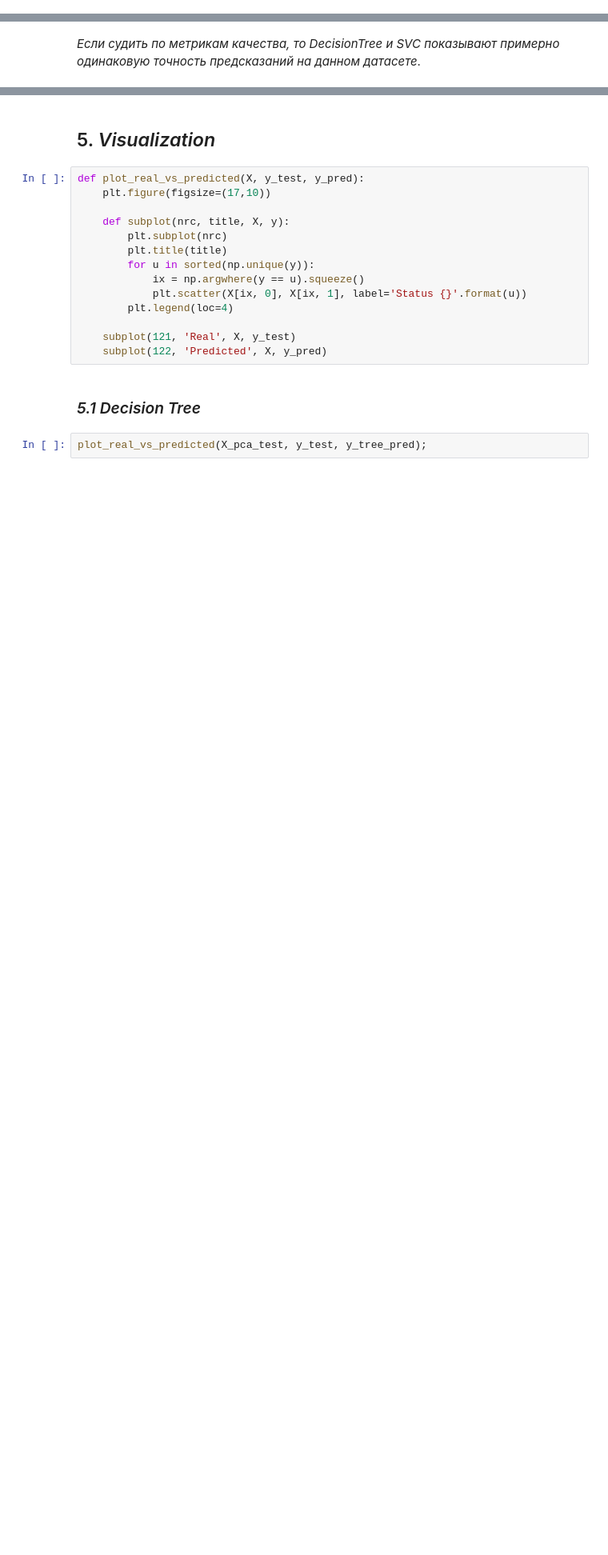
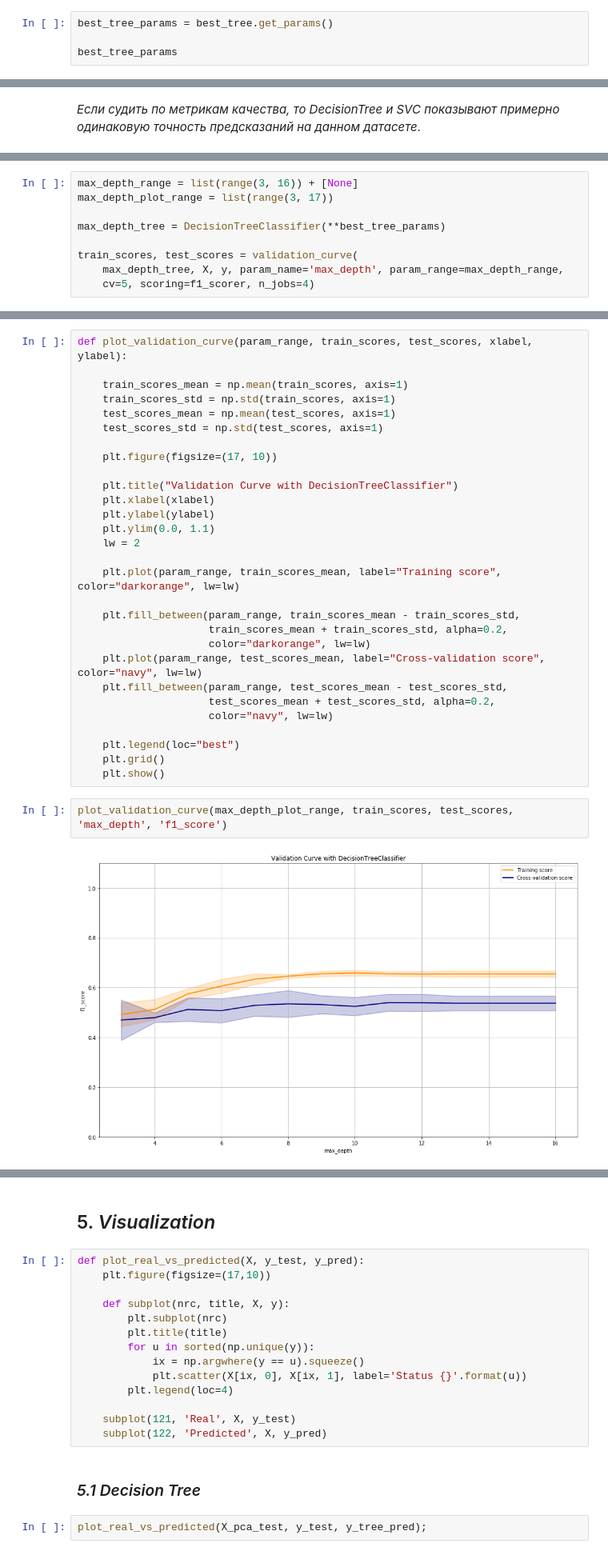
Before and after one commit to rklepov/hse-cs-ml-2018-2019, a Jupyter notebook: HW/hw3/hw3.ipynb, the cells around one changed output, grey strips where cells are left out. Shown at 80% size. Drawn from its saved outputs; the diff is of its cells as text; blank space fills up the shorter version.

```diff
--- a/HW/hw3/hw3.ipynb
+++ b/HW/hw3/hw3.ipynb
@@ -155,0 +153,4 @@ DecisionTreeClassifier(class_weight=None, criterion='entropy', max_depth=9,
+# %%
+best_tree_params = best_tree.get_params()
+
+best_tree_params
@@ -252,0 +357,9 @@ _[TODO]_
+# %%
+max_depth_range = list(range(3, 16)) + [None]
+max_depth_plot_range = list(range(3, 17))
+
+max_depth_tree = DecisionTreeClassifier(**best_tree_params)
+
+train_scores, test_scores = validation_curve(
+    max_depth_tree, X, y, param_name='max_depth', param_range=max_depth_range,
+    cv=5, scoring=f1_scorer, n_jobs=4)
@@ -252,0 +370,33 @@ _[TODO]_
+# %%
+def plot_validation_curve(param_range, train_scores, test_scores, xlabel, ylabel):
+
+    train_scores_mean = np.mean(train_scores, axis=1)
+    train_scores_std = np.std(train_scores, axis=1)
+    test_scores_mean = np.mean(test_scores, axis=1)
+    test_scores_std = np.std(test_scores, axis=1)
+
+    plt.figure(figsize=(17, 10))
+
+    plt.title("Validation Curve with DecisionTreeClassifier")
+    plt.xlabel(xlabel)
+    plt.ylabel(ylabel)
+    plt.ylim(0.0, 1.1)
+    lw = 2
+
+    plt.plot(param_range, train_scores_mean, label="Training score", color="darkorange", lw=lw)
+
+    plt.fill_between(param_range, train_scores_mean - train_scores_std,
+                     train_scores_mean + train_scores_std, alpha=0.2,
+                     color="darkorange", lw=lw)
+    plt.plot(param_range, test_scores_mean, label="Cross-validation score", color="navy", lw=lw)
+    plt.fill_between(param_range, test_scores_mean - test_scores_std,
+                     test_scores_mean + test_scores_std, alpha=0.2,
+                     color="navy", lw=lw)
+
+    plt.legend(loc="best")
+    plt.grid()
+    plt.show()
+# %%
+plot_validation_curve(max_depth_plot_range, train_scores, test_scores, 'max_depth', 'f1_score')
+# %% [output]
+[figure, added]
```
Also changed, not shown: parts of 51 cells of this notebook, 2 other files.
